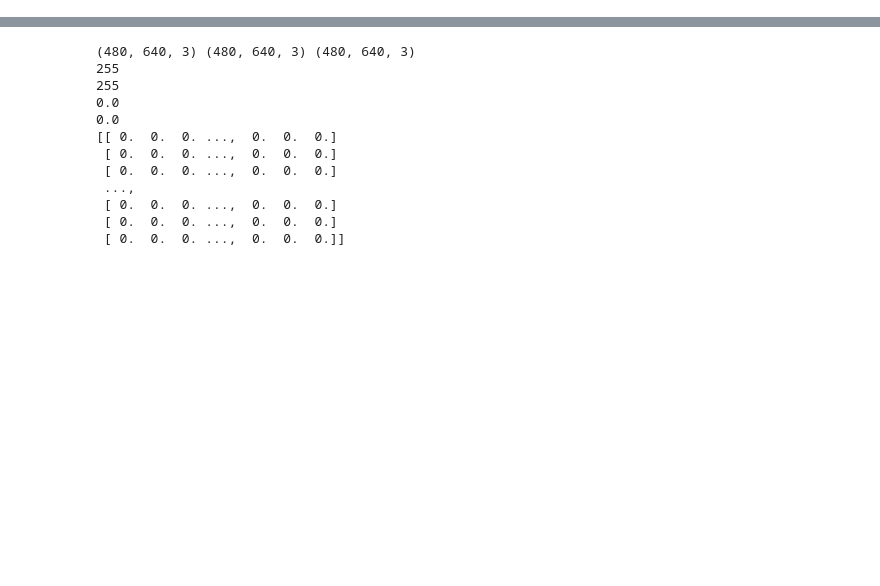
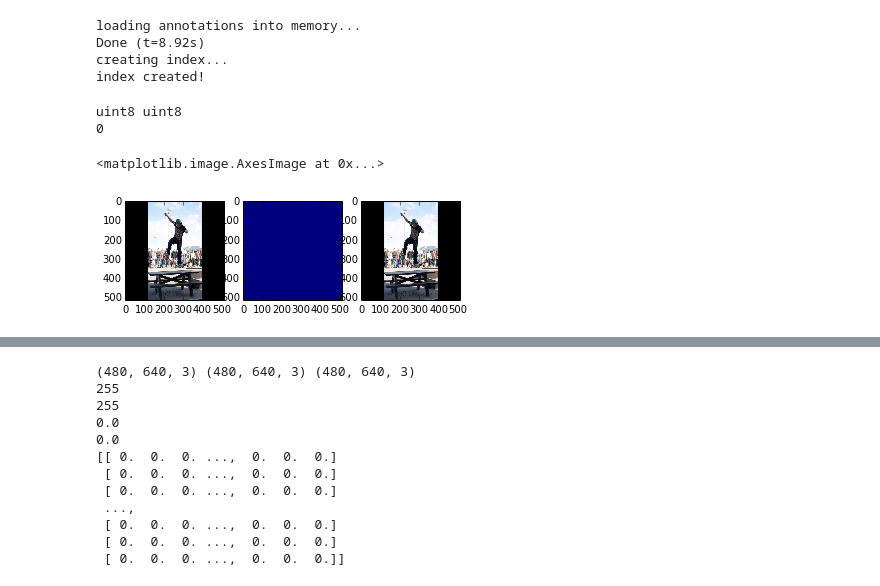
Before and after one commit to yxlao/caffe-coco, a Jupyter notebook: notebook/Creatlmdb.ipynb, the cells around one changed output, grey strips where cells are left out. Cells and saved outputs as stored; diff of their text form; code cells hidden in the pictures; blank space fills up the shorter version.

Commit message:
directly creat lmdb

```diff
--- a/notebook/Creatlmdb.ipynb
+++ b/notebook/Creatlmdb.ipynb
@@ -2,9 +2,27 @@
 import numpy as np
 import lmdb
 import sys
-sys.path.insert(0,'../fcn-lstm/python')
+sys.path.insert(0,'../python')
 import caffe
 import os
 import cv2
 from scipy import misc
-net = caffe.Net('../fcn-lstm/xun/experiments/baseline/deploy.prototxt',caffe.TEST)
+from os.path import expanduser
+home_dir = expanduser("~")
+coco_root = home_dir+'/data/coco'
+from pycocotools.coco import COCO
+from pycocotools.mask import *
+import skimage.io as io
+import cv2
+import matplotlib.pyplot as plt
+%matplotlib inline
+# %%
+annType = 'segm'
+dataType='val2014'
+annFile = '%s/annotations/instances_%s.json'%(coco_root,dataType)
+cocoGt=COCO(annFile)
+# %% [output]
+loading annotations into memory...
+Done (t=8.92s)
+creating index...
+index created!
@@ -11,3 +89,22 @@ net = caffe.Net('../fcn-lstm/xun/experiments/baseline/deploy.prototxt',caffe.TES
+# %%
+plt.subplot(1,3,1)
+data = np.concatenate((I,Cmap),axis=0)
+print data.dtype, I.dtype
+img1 = data[0:3]
+Cmap = data[3:]
+label_person = Cmap[60]
+img2 = I
+print np.min(Cmap)
+plt.imshow(np.transpose(img1[(2,1,0),:,:],(1,2,0)))
+plt.subplot(132)
+plt.imshow(label_person)
+plt.subplot(1,3,3)
+plt.imshow(np.transpose(img2[(2,1,0),:,:],(1,2,0)))
+# %% [output]
+uint8 uint8
+0
+<matplotlib.image.AxesImage at 0x...>
+[figure, added]
 # %%
 import scipy.io as sio
 file = '003_014_I01049.mat'
```
Also changed, not shown: parts of 2 cells of this notebook.
